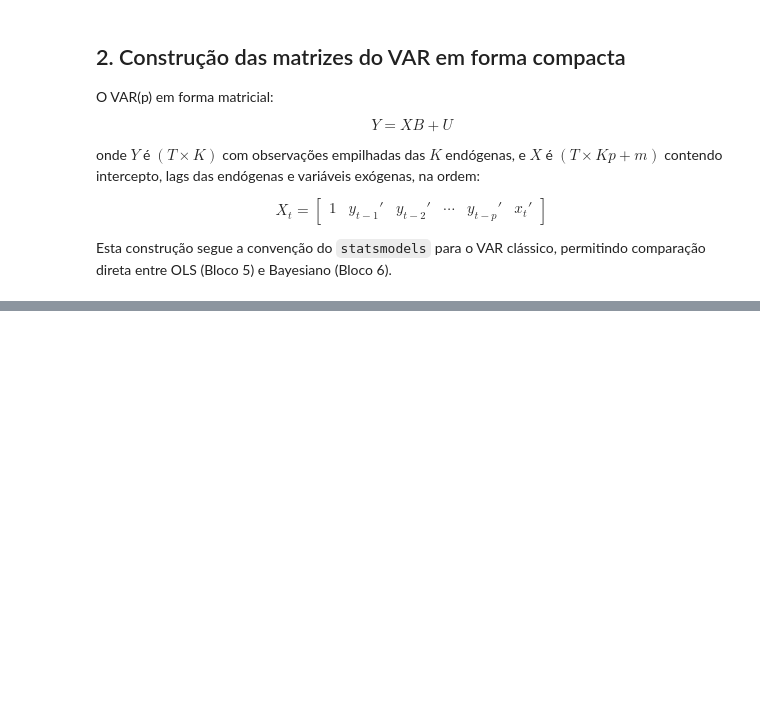
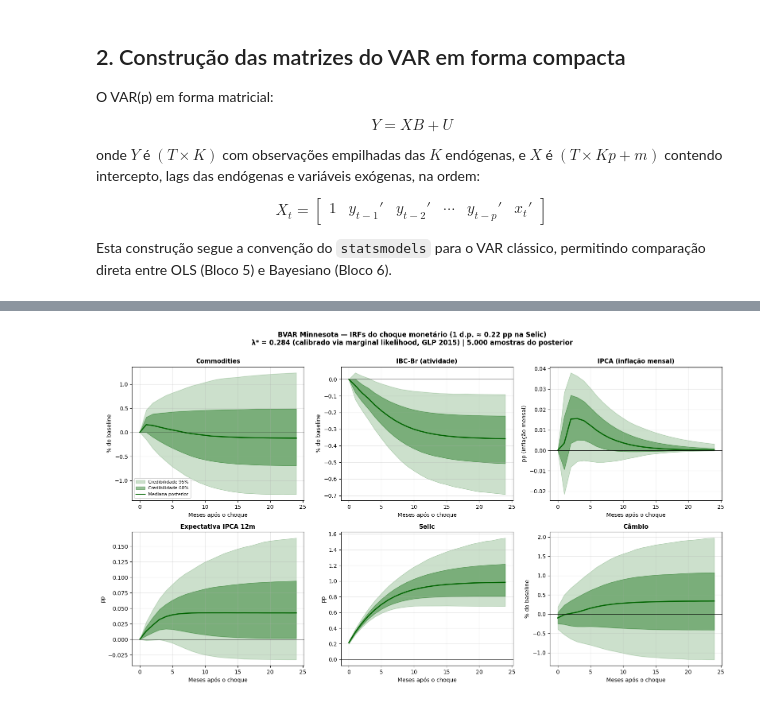
Before and after one commit to lDelmondes/politica-monetaria-br, a Jupyter notebook: notebooks/06_bvar.ipynb, the cells around one changed output, grey strips where cells are left out. Cells and saved outputs as stored; diff of their text form; code cells hidden in the pictures; blank space fills up the shorter version.

```diff
--- a/notebooks/06_bvar.ipynb
+++ b/notebooks/06_bvar.ipynb
@@ -181,0 +1075,73 @@ KeyError: "['d_ln_commodities', 'd_ln_ibcbr', 'd_exp_ipca_12m', 'd_selic', 'd_ln
+# %%
+# =============================================================================
+# 10. Visualização das IRFs do BVAR
+# =============================================================================
+
+# Magnitude do choque em pp (Cholesky aplicado à média posterior de Sigma)
+Sigma_post_mean = Psi_star_final / (d_star_final - K - 1)
+P_post_mean = np.linalg.cholesky(Sigma_post_mean)
+choque_pp = P_post_mean[idx_choque, idx_choque]
+
+# Labels e escalas
+labels_pt = {
+    'd_ln_commodities': 'Commodities',
+    'd_ln_ibcbr':       'IBC-Br (atividade)',
+    'ipca':             'IPCA (inflação mensal)',
+    'd_exp_ipca_12m':   'Expectativa IPCA 12m',
+    'd_selic':          'Selic',
+    'd_ln_cambio':      'Câmbio',
+}
+
+def escala_e_unidade(nome):
+    if nome in ['d_ln_commodities', 'd_ln_ibcbr', 'd_ln_cambio']:
+        return 100.0, '% do baseline'
+    elif nome == 'ipca':
+        return 1.0, 'pp (inflação mensal)'
+    else:
+        return 1.0, 'pp'
+
+# Plot
+fig, axes = plt.subplots(2, 3, figsize=(16, 9))
+axes = axes.flatten()
+
+horizonte_x = np.arange(HORIZONTE + 1)
+
+for i, nome in enumerate(nomes_vars):
+    ax = axes[i]
+    escala, unidade = escala_e_unidade(nome)
+
+    med = mediana[:, i] * escala
+    b68_inf = l68[:, i] * escala
+    b68_sup = u68[:, i] * escala
+    b95_inf = l95[:, i] * escala
+    b95_sup = u95[:, i] * escala
+
+    # Banda 95% (atrás)
+    ax.fill_between(horizonte_x, b95_inf, b95_sup,
+                     color='darkgreen', alpha=0.20, label='Credibilidade 95%')
+    # Banda 68%
+    ax.fill_between(horizonte_x, b68_inf, b68_sup,
+                     color='darkgreen', alpha=0.40, label='Credibilidade 68%')
+    # Mediana posterior
+    ax.plot(horizonte_x, med, color='darkgreen', linewidth=2,
+            label='Mediana posterior')
+    ax.axhline(0, color='black', linewidth=0.7)
+
+    ax.set_title(labels_pt[nome], fontsize=11, fontweight='bold')
+    ax.set_xlabel('Meses após o choque')
+    ax.set_ylabel(unidade)
+    ax.grid(True, alpha=0.3)
+
+    if i == 0:
+        ax.legend(loc='best', fontsize=8, framealpha=0.9)
+
+plt.suptitle(
+    f'BVAR Minnesota — IRFs do choque monetário (1 d.p. ≈ {choque_pp:.2f} pp na Selic)\n'
+    f'λ* = {LAMBDA_FINAL:.3f} (calibrado via marginal likelihood, GLP 2015) | 5.000 amostras do posterior',
+    fontsize=12, fontweight='bold', y=1.00
+)
+plt.tight_layout()
+plt.savefig('../outputs/figures/06_bvar_irfs.png', dpi=120, bbox_inches='tight')
+plt.show()
+# %% [output]
+[figure, added]
```
Also changed, not shown: parts of 22 cells of this notebook, 2 other files.
